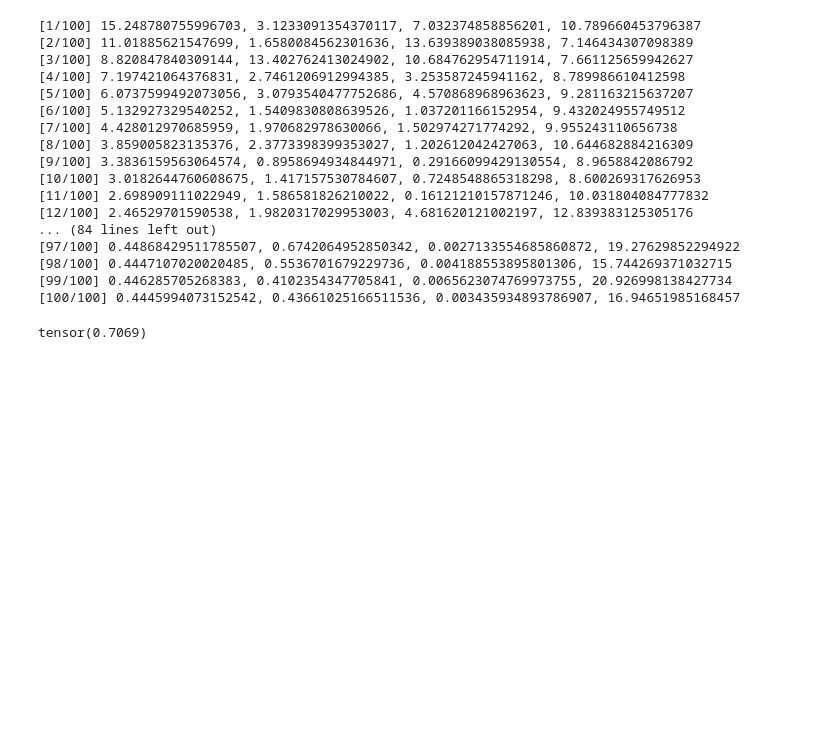
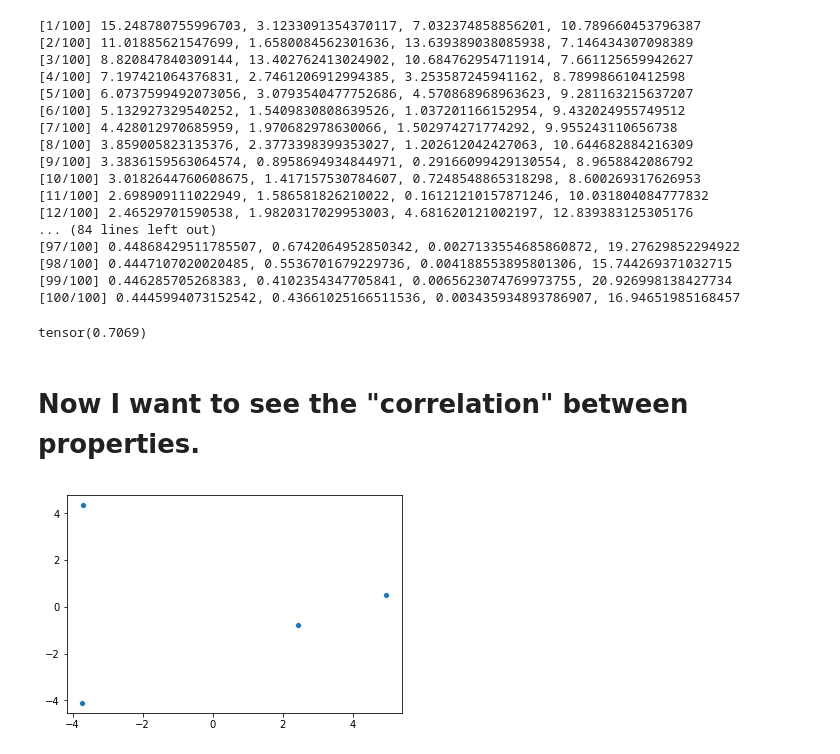
Before and after one commit to logic-reasoning/Simpleton, a Jupyter notebook: explore.ipynb, the cells around one changed output. Drawn from its saved outputs; the diff is of its cells as text; code cells hidden in the pictures; blank space fills up the shorter version.

```diff
--- a/explore.ipynb
+++ b/explore.ipynb
@@ -447,3 +447,5 @@ y_pred = scores.argmax(1)
 (y_pred == label).float().mean()
 # %% [output]
 tensor(0.7069)
+# %% [markdown]
+# Now I want to see the "correlation" between properties.
@@ -449,0 +463,6 @@ tensor(0.7069)
+# %%
+y_pca = PCA(n_components=2).fit_transform(model.y_embedding.weight.detach().numpy())
+sns.scatterplot(x=y_pca[:,0], y=y_pca[:,1])
+plt.show()
+# %% [output]
+[figure, added]
```
Also changed, not shown: parts of 12 cells of this notebook, 2 other files.
